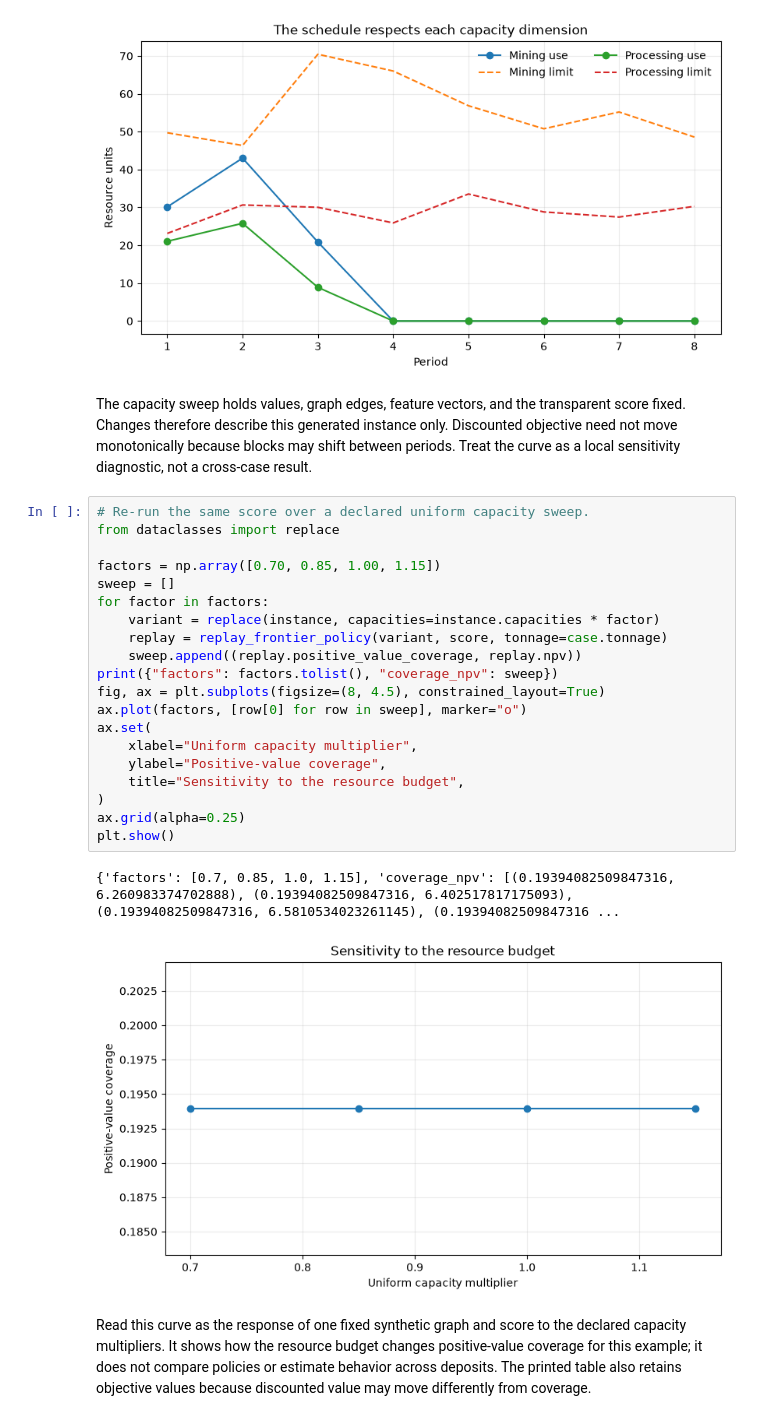
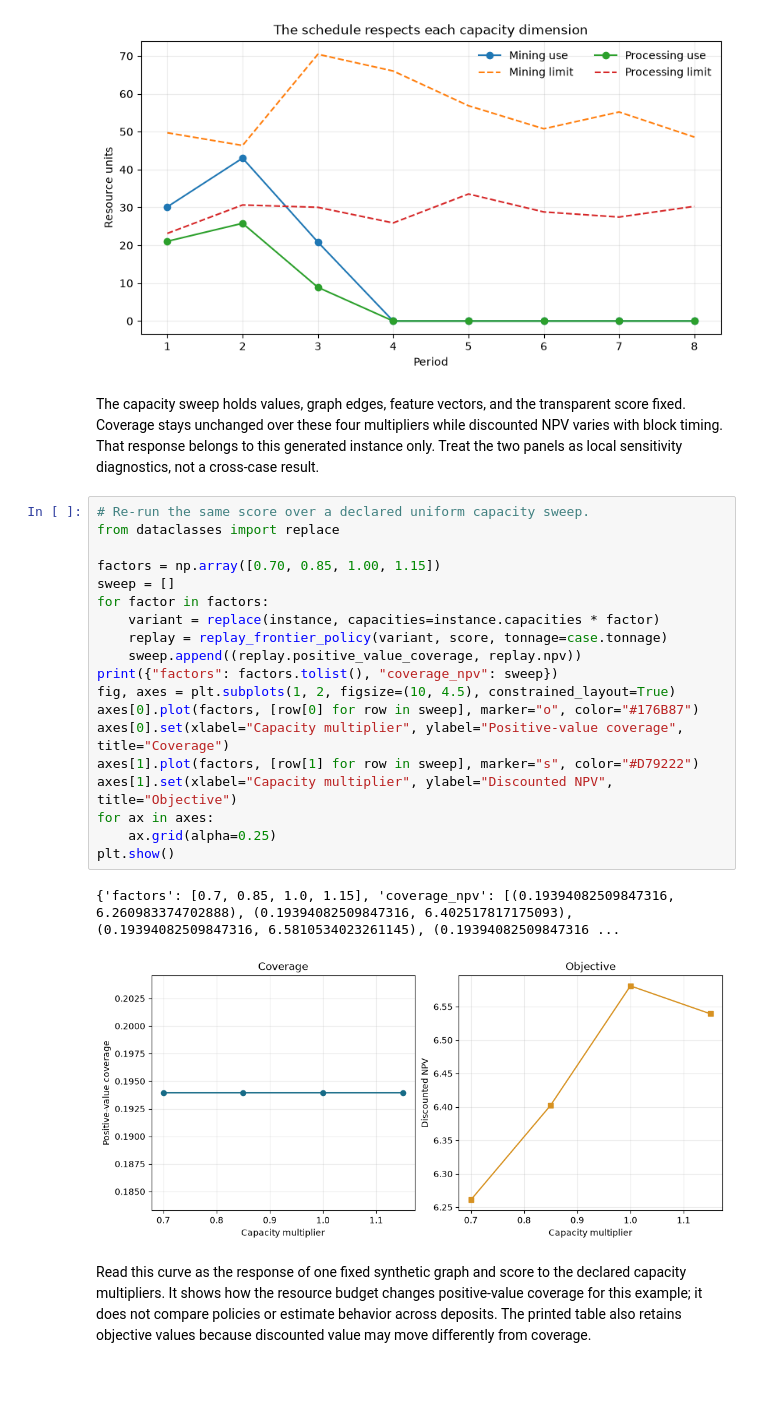
Before and after one commit to fsantibanezleal/CAOS_PhaseFlow, a Jupyter notebook: notebooks/en/04-learned-surrogates/05-frontier-policy-mechanics.ipynb, the cells around one changed output. Saved outputs shown, nothing was run; the diff lists cells and outputs as text; blank space fills up the shorter version.

Commit message:
docs(notebooks): clarify frontier sensitivity evidence

```diff
--- a/notebooks/en/04-learned-surrogates/05-frontier-policy-mechanics.ipynb
+++ b/notebooks/en/04-learned-surrogates/05-frontier-policy-mechanics.ipynb
@@ -179,30 +179,29 @@ plt.show()
 # %% [output]
 [figure]
 # %% [markdown]
-The capacity sweep holds values, graph edges, feature vectors, and the transparent score fixed. Changes therefore describe this generated instance only. Discounted objective need not move monotonically because blocks may shift between periods. Treat the curve as a local sensitivity diagnostic, not a cross-case result.
+The capacity sweep holds values, graph edges, feature vectors, and the transparent score fixed. Coverage stays unchanged over these four multipliers while discounted NPV varies with block timing. That response belongs to this generated instance only. Treat the two panels as local sensitivity diagnostics, not a cross-case result.
 # %%
 # Re-run the same score over a declared uniform capacity sweep.
 from dataclasses import replace
 
 factors = np.array([0.70, 0.85, 1.00, 1.15])
 sweep = []
 for factor in factors:
     variant = replace(instance, capacities=instance.capacities * factor)
     replay = replay_frontier_policy(variant, score, tonnage=case.tonnage)
     sweep.append((replay.positive_value_coverage, replay.npv))
 print({"factors": factors.tolist(), "coverage_npv": sweep})
-fig, ax = plt.subplots(figsize=(8, 4.5), constrained_layout=True)
-ax.plot(factors, [row[0] for row in sweep], marker="o")
-ax.set(
-    xlabel="Uniform capacity multiplier",
-    ylabel="Positive-value coverage",
-    title="Sensitivity to the resource budget",
-)
-ax.grid(alpha=0.25)
+fig, axes = plt.subplots(1, 2, figsize=(10, 4.5), constrained_layout=True)
+axes[0].plot(factors, [row[0] for row in sweep], marker="o", color="#176B87")
+axes[0].set(xlabel="Capacity multiplier", ylabel="Positive-value coverage", title="Coverage")
+axes[1].plot(factors, [row[1] for row in sweep], marker="s", color="#D79222")
+axes[1].set(xlabel="Capacity multiplier", ylabel="Discounted NPV", title="Objective")
+for ax in axes:
+    ax.grid(alpha=0.25)
 plt.show()
 # %% [output]
 {'factors': [0.7, 0.85, 1.0, 1.15], 'coverage_npv': [(0.19394082509847316, 6.260983374702888), (0.19394082509847316, 6.402517817175093), (0.19394082509847316, 6.5810534023261145), (0.19394082509847316 ...
-[figure, old version]
+[figure, new version]
 # %% [markdown]
 Read this curve as the response of one fixed synthetic graph and score to the declared capacity multipliers. It shows how the resource budget changes positive-value coverage for this example; it does not compare policies or estimate behavior across deposits. The printed table also retains objective values because discounted value may move differently from coverage.
 # %% [markdown]
```
Also changed, not shown: 4 other files.
